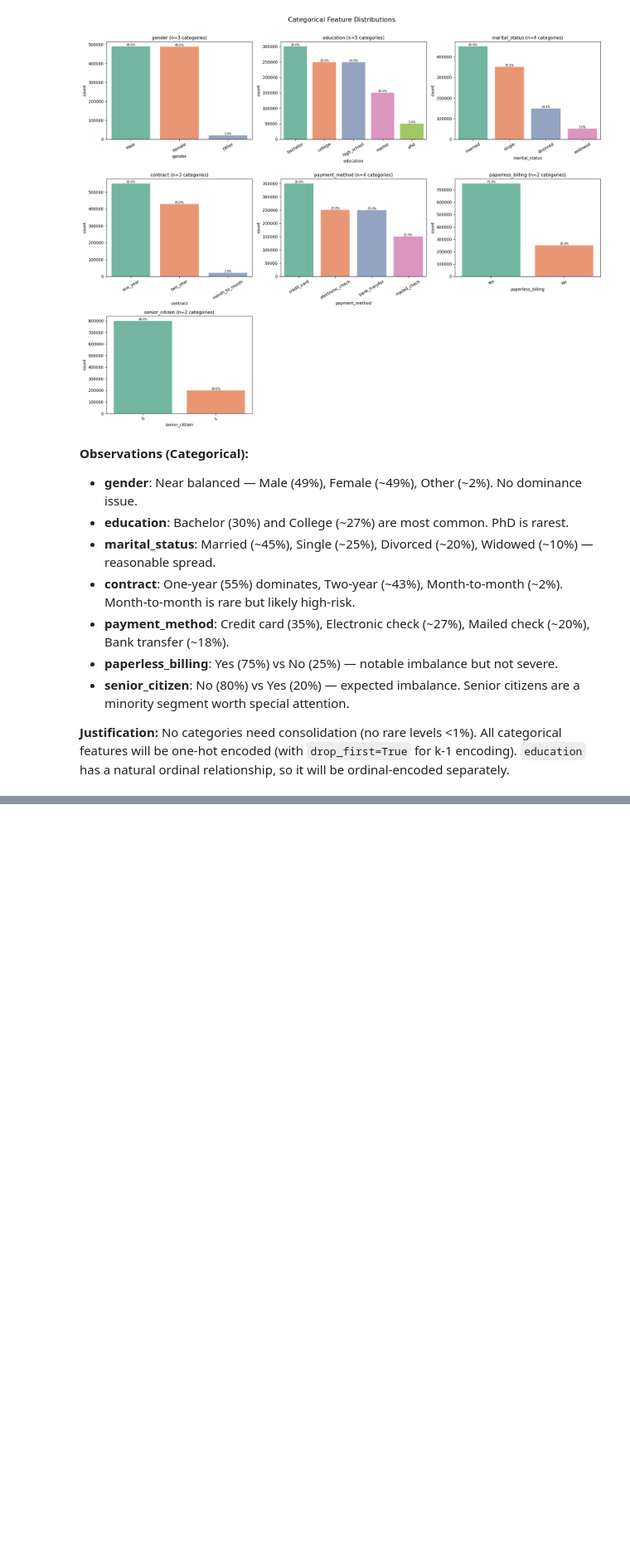
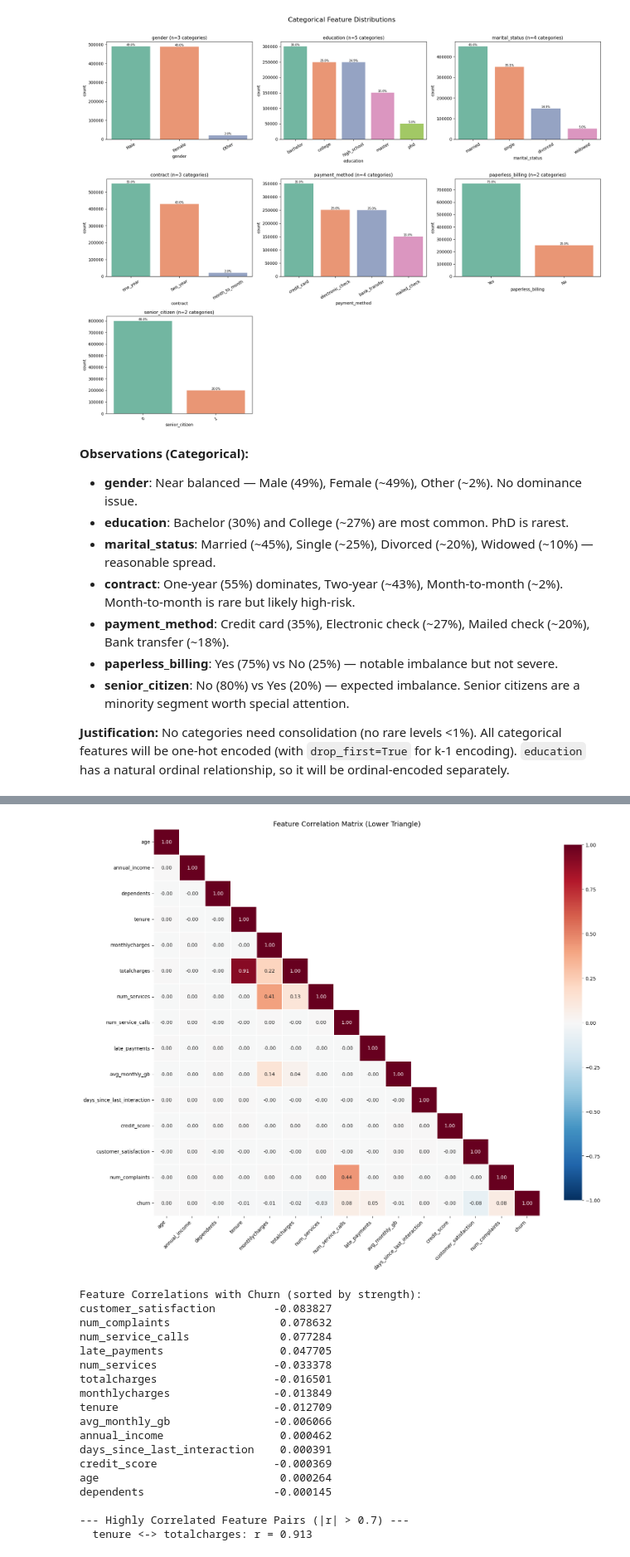
Before and after one commit to JamieTse-intern/Telecom-Customer-Churn-Analysis, a Jupyter notebook: customer_churn_prediction_1.ipynb, the cells around one changed output, grey strips where cells are left out. Shown at 83% size. Cells and saved outputs as stored; diff of their text form; code cells hidden in the pictures; blank space fills up the shorter version.

```diff
--- a/customer_churn_prediction_1.ipynb
+++ b/customer_churn_prediction_1.ipynb
@@ -571,0 +708,52 @@ plt.show()
+# %%
+# Correlation matrix of all numerical features including churn
+plt.figure(figsize=(16, 14))
+corr_matrix = df1[num_features + ['churn']].corr()
+mask = np.triu(np.ones_like(corr_matrix, dtype=bool), k=1)  # Upper triangle mask
+sns.heatmap(corr_matrix, annot=True, fmt='.2f', cmap='RdBu_r', center=0,
+            vmin=-1, vmax=1, square=True, linewidths=0.3, mask=mask,
+            cbar_kws={'shrink': 0.8})
+plt.title('Feature Correlation Matrix (Lower Triangle)', fontsize=14)
+plt.xticks(rotation=45, ha='right')
+plt.yticks(rotation=0)
+plt.tight_layout()
+plt.show()
+
+# Print correlations with churn, sorted by absolute value
+churn_corr = corr_matrix['churn'].drop('churn').sort_values(key=abs, ascending=False)
+print('Feature Correlations with Churn (sorted by strength):')
+print(churn_corr.to_string())
+
+# Flag highly correlated feature pairs
+print('\n--- Highly Correlated Feature Pairs (|r| > 0.7) ---')
+high_corr_pairs = []
+for i in range(len(num_features)):
+    for j in range(i + 1, len(num_features)):
+        r = corr_matrix.iloc[i, j]
+        if abs(r) > 0.7:
+            high_corr_pairs.append((num_features[i], num_features[j], round(r, 3)))
+if high_corr_pairs:
+    for f1, f2, r in high_corr_pairs:
+        print(f'  {f1} <-> {f2}: r = {r}')
+else:
+    print('  No pairs exceed |r| > 0.7')
+# %% [output]
+[figure, added]
+Feature Correlations with Churn (sorted by strength):
+customer_satisfaction         -0.083827
+num_complaints                 0.078632
+num_service_calls              0.077284
+late_payments                  0.047705
+num_services                  -0.033378
+totalcharges                  -0.016501
+monthlycharges                -0.013849
+tenure                        -0.012709
+avg_monthly_gb                -0.006066
+annual_income                  0.000462
+days_since_last_interaction    0.000391
+credit_score                  -0.000369
+age                            0.000264
+dependents                    -0.000145
+
+--- Highly Correlated Feature Pairs (|r| > 0.7) ---
+  tenure <-> totalcharges: r = 0.913
```
Also changed, not shown: parts of 10 cells of this notebook.
